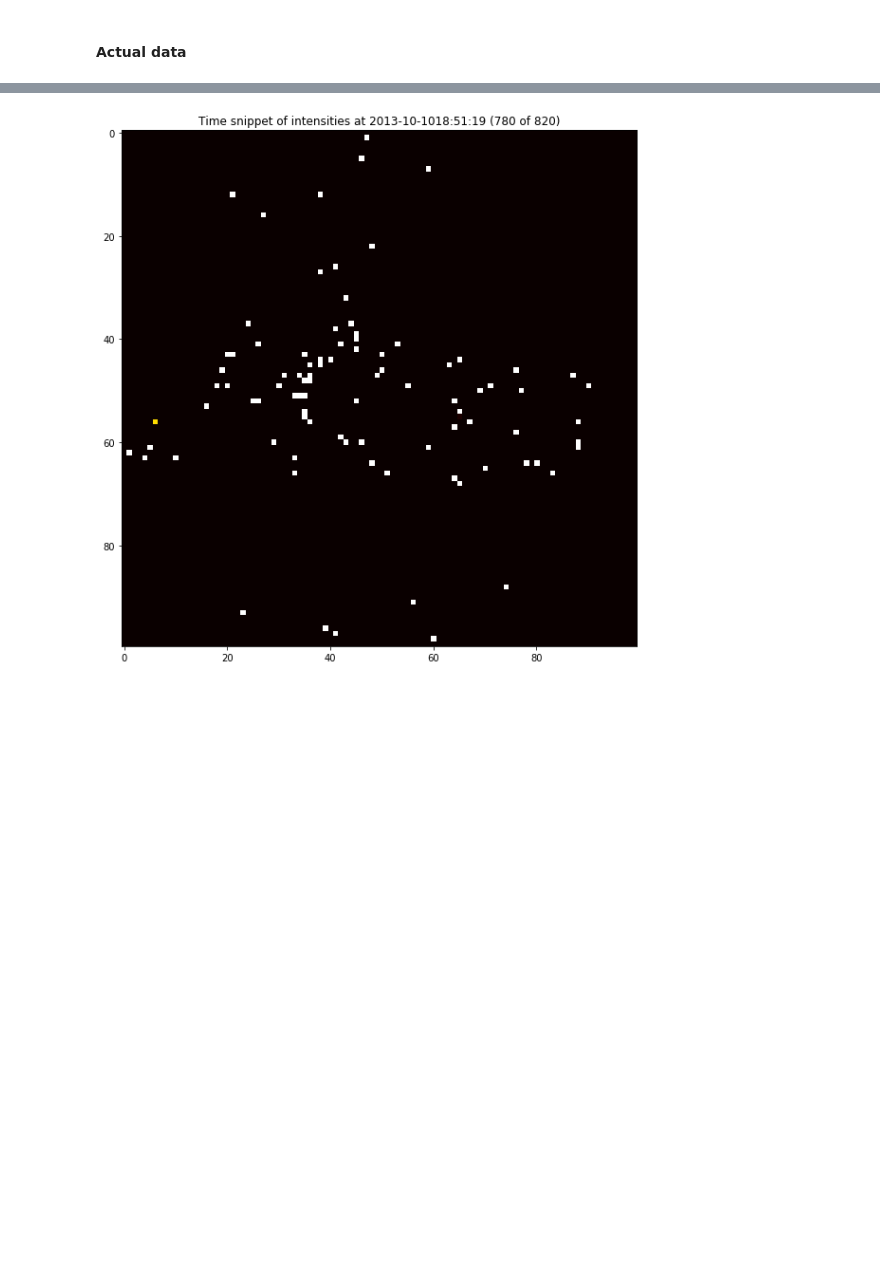
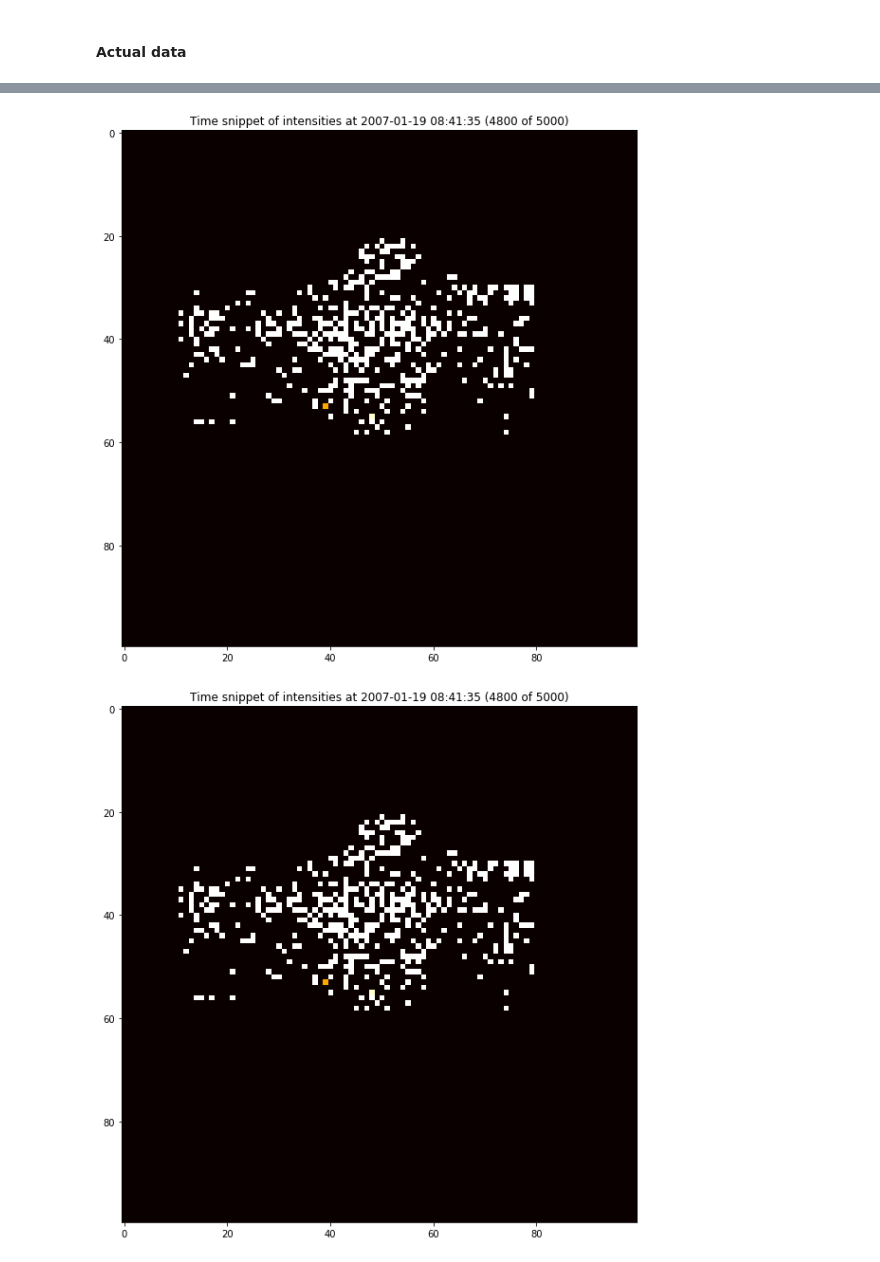
Before and after one commit to rjhosler/IUPUI-REU, a Jupyter notebook: Point Process for EMS Data.ipynb, the cells around one changed output, grey strips where cells are left out. Cells and saved outputs as stored; diff of their text form; code cells hidden in the pictures; blank space fills up the shorter version.

```diff
--- a/Point Process for EMS Data.ipynb
+++ b/Point Process for EMS Data.ipynb
@@ -36,9 +36,6 @@ def global_update(F_xy, w, time_delta_last_time, theta, mu_xy):
 # Decay triggering exponentials and calculate current intensities for all grids
     for k in range(0, len(w)):
         F_xy[k] = F_xy[k] * np.exp(-1*w[k]*time_delta_last_time)
-        # To possibly avoid underflow problem
-        if F_xy[k] < 1e-70:
-            F_xy[k] = 1e-70
     Lam_xy = mu_xy+sum(F_xy)
 
     return F_xy, Lam_xy
@@ -46,6 +43,8 @@ def global_update(F_xy, w, time_delta_last_time, theta, mu_xy):
 def event_update(mu_g, Lam_g, time_delta_last_g_time, theta, w, F_g, time_delta_last_time):
 # update mu, theta and triggering exponentials for grids where event occurred
     dt = .005
+    if Lam_g == 0:
+        Lam_g = 1e-70
     mu_g = mu_g + dt*(mu_g/Lam_g - mu_g*time_delta_last_g_time)
     for k in range(0, len(w)):
         theta[k] = theta[k] + dt * (F_g[k]/Lam_g-theta[k])
@@ -73,6 +72,6 @@ for i in range(0, len(full_data)):
     Event_Type_Lookup[key].append(val)
 # %%
 # select subset of data to work with
-data = full_data[600250:601070]
+data = full_data[0:5000]
 data.reset_index(drop=True, inplace=True)
 # %%
@@ -82,10 +81,10 @@ np.seterr(all='warn')
 # %%
 # set up grid sizing
-xmax =  data['XCOORD'].max()
-xmin =  data['XCOORD'].min()
+xmax =  full_data['XCOORD'].max()
+xmin =  full_data['XCOORD'].min()
 xrange = xmax-xmin
-ymax =  data['YCOORD'].max()
-ymin =  data['YCOORD'].min()
+ymax =  full_data['YCOORD'].max()
+ymin =  full_data['YCOORD'].min()
 yrange = ymax-ymin
 
 ygridsize = 100
@@ -143,16 +142,17 @@ plt.show()
 # %%
 import time
 import pylab as pl
 from IPython import display
 plt.figure(figsize=(20,10))
 end = len(data)
-for n in range(0, int(end/20)):
-    i = n*20
-    plt.title('Time snippet of intensities at '+data.DATE_TIME[i].strftime('%Y-%m-%d%H:%M:%S') + ' ('+str(i)+' of ' + str(end) +')')
+for n in range(0, int(end/200)):
+    i = n*200
+    plt.title('Time snippet of intensities at '+data.DATE_TIME[i].strftime('%Y-%m-%d %H:%M:%S') + ' ('+str(i)+' of ' + str(end) +')')
     plt.imshow((Lam[i]), cmap = 'hot', interpolation = 'nearest', vmin = 0, vmax = 225)
     display.clear_output(wait=True)
     display.display(pl.gcf())
     time.sleep(.0005)
 # color scale from black (low) to white (high)
 # %% [output]
-[figure, old version]
+[figure, new version]
+[figure, added]
```
Also changed, not shown: parts of 12 cells of this notebook.
